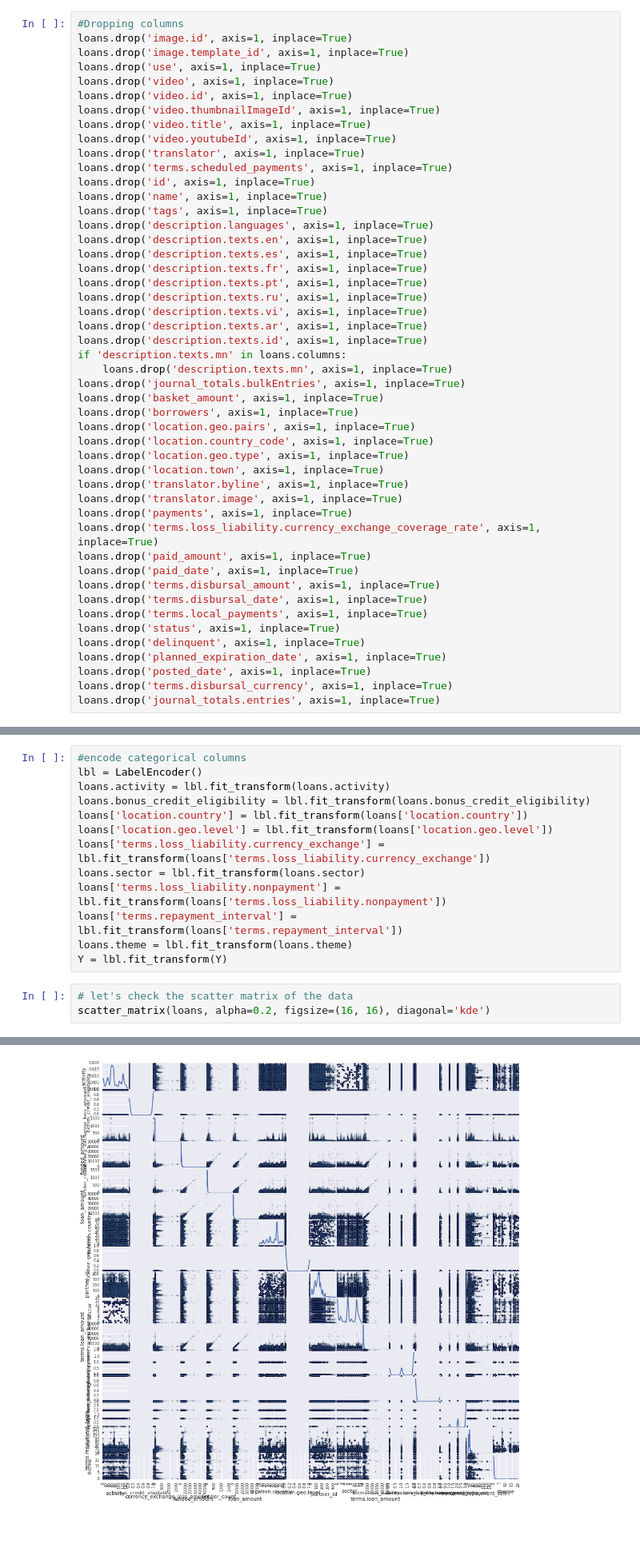
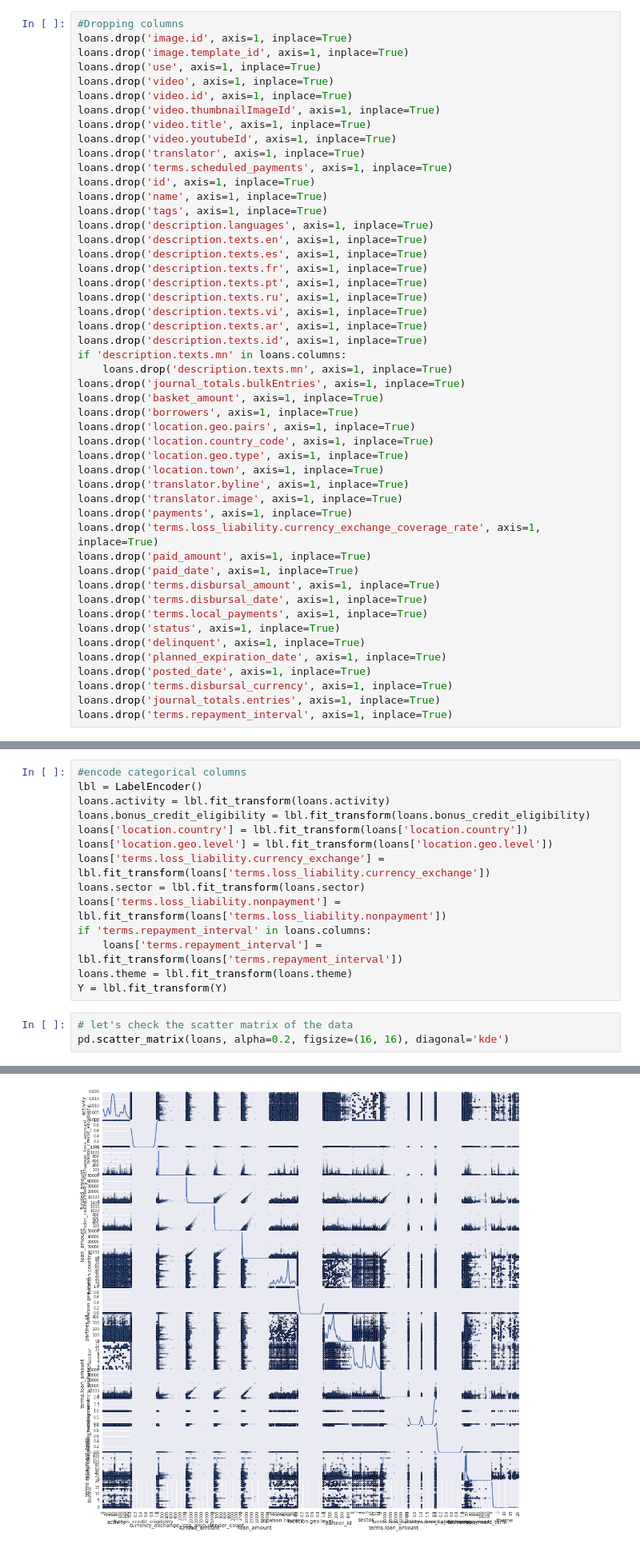
Before and after one commit to hslee16/GA_project, a Jupyter notebook: ga_project.ipynb, the cells around one changed output, grey strips where cells are left out. Shown at 80% size. Cells and saved outputs as stored; diff of their text form.

```diff
--- a/ga_project.ipynb
+++ b/ga_project.ipynb
@@ -116,6 +123,7 @@ loans.drop('planned_expiration_date', axis=1, inplace=True)
 loans.drop('posted_date', axis=1, inplace=True)
 loans.drop('terms.disbursal_currency', axis=1, inplace=True)
 loans.drop('journal_totals.entries', axis=1, inplace=True)
+loans.drop('terms.repayment_interval', axis=1, inplace=True)
 # %%
 # Check the funded_date column and create a new column 'funded' based on whether a date exists
 # This column will serve as our Y value.
@@ -142,12 +150,13 @@ loans['location.geo.level'] = lbl.fit_transform(loans['location.geo.level'])
 loans['terms.loss_liability.currency_exchange'] = lbl.fit_transform(loans['terms.loss_liability.currency_exchange'])
 loans.sector = lbl.fit_transform(loans.sector)
 loans['terms.loss_liability.nonpayment'] = lbl.fit_transform(loans['terms.loss_liability.nonpayment'])
-loans['terms.repayment_interval'] = lbl.fit_transform(loans['terms.repayment_interval'])
+if 'terms.repayment_interval' in loans.columns:
+    loans['terms.repayment_interval'] = lbl.fit_transform(loans['terms.repayment_interval'])
 loans.theme = lbl.fit_transform(loans.theme)
 Y = lbl.fit_transform(Y)
 # %%
 # let's check the scatter matrix of the data
-scatter_matrix(loans, alpha=0.2, figsize=(16, 16), diagonal='kde')
+pd.scatter_matrix(loans, alpha=0.2, figsize=(16, 16), diagonal='kde')
 # %% [output]
 array([[<matplotlib.axes._subplots.AxesSubplot object at 0x...>,
         <matplotlib.axes._subplots.AxesSubplot object at 0x...>,
@@ -165,8 +174,8 @@ array([[<matplotlib.axes._subplots.AxesSubplot object at 0x...>,
         <matplotlib.axes._subplots.AxesSubplot object at 0x...>,
         <matplotlib.axes._subplots.AxesSubplot object at 0x...>,
         <matplotlib.axes._subplots.AxesSubplot object at 0x...>,
         <matplotlib.axes._subplots.AxesSubplot object at 0x...>]], dtype=object)
-[figure, old version]
+[figure, new version]
 # %%
 # Let's try a simple logistic regression
 X_train, X_test, y_train, y_test = train_test_split(loans, Y, random_state=12, test_size=0.3)
```
Also changed, not shown: parts of 25 cells of this notebook.
